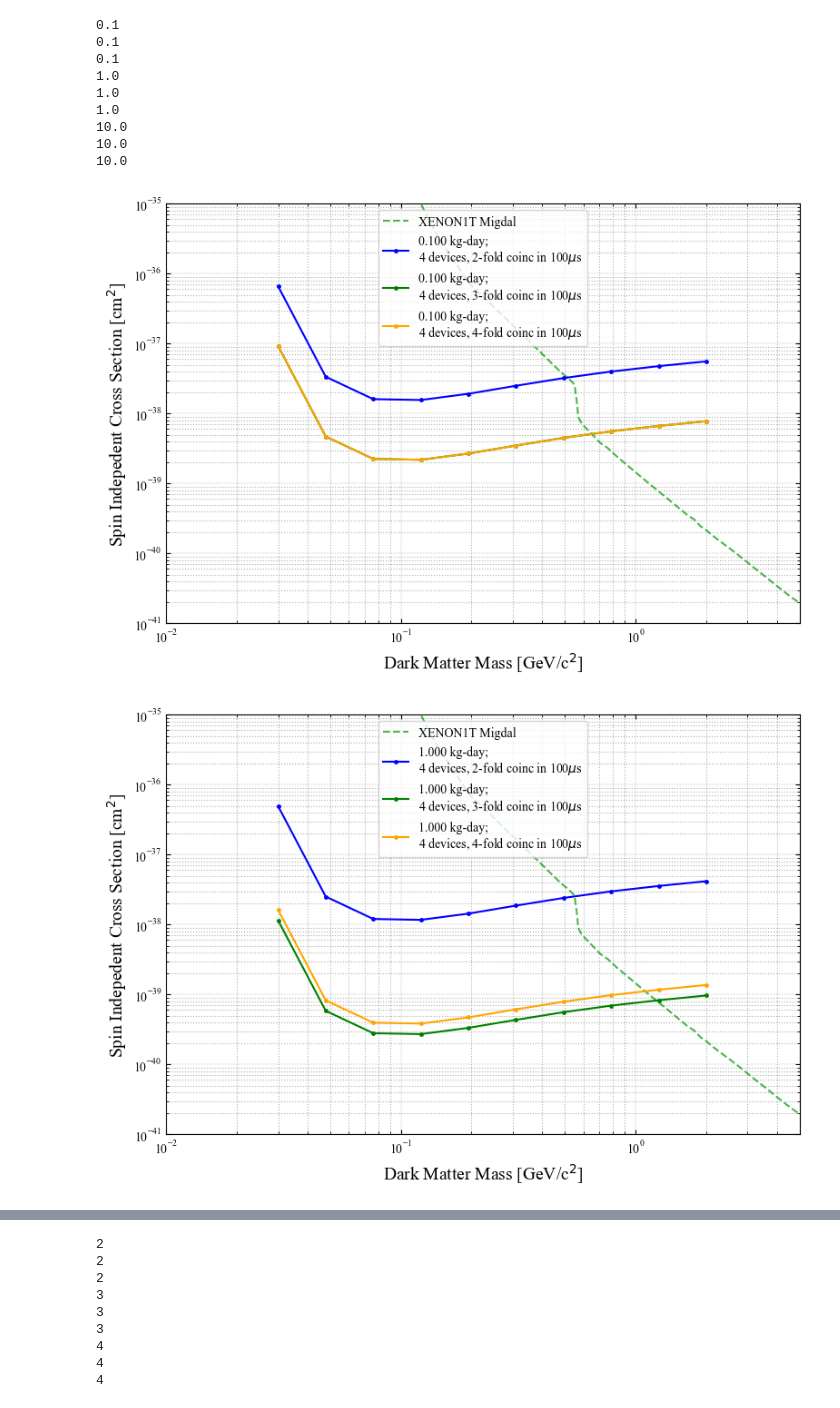
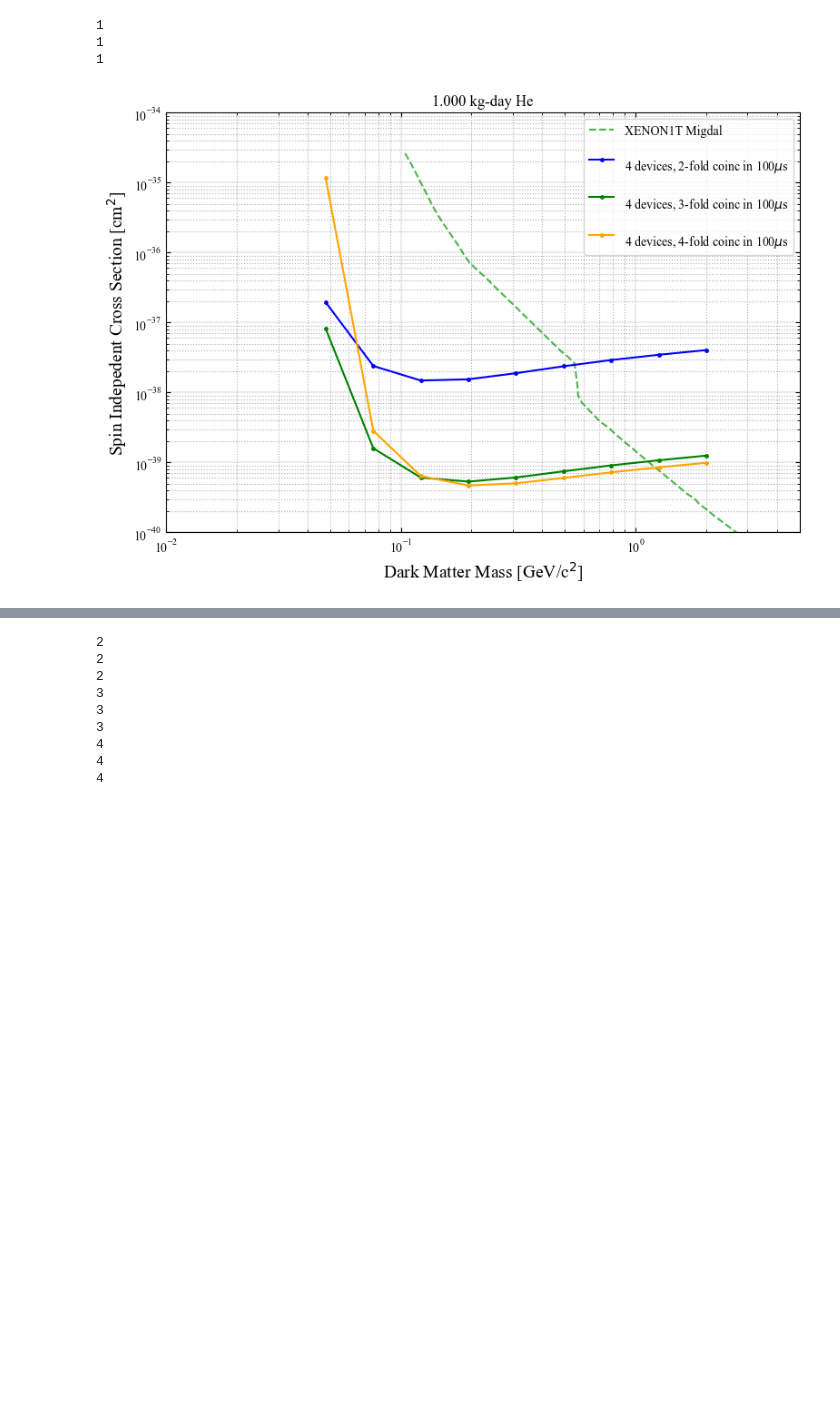
Before and after one commit to spice-herald/DarkLim, a Jupyter notebook: examples/plot_fc_scan_results.ipynb, the cells around one changed output, grey strips where cells are left out. Saved outputs shown, nothing was run; the diff lists cells and outputs as text; code cells hidden in the pictures; blank space fills up the shorter version.

Commit message:
add energy threshold depedence on coinc level

```diff
--- a/examples/plot_fc_scan_results.ipynb
+++ b/examples/plot_fc_scan_results.ipynb
@@ -44,7 +44,8 @@ def load_and_plot_existing(ax):
 window = 100e-6 # s
 n_devices = 4
 
-exposures = np.array([0.1,1,10]) # kg-d
+#exposures = np.array([0.1,1,10]) # kg-d
+exposures = np.array([1]) # kg-d
 coinc = np.arange(2,5)
 
 nexpo = len(exposures)
@@ -54,44 +55,38 @@ data = {}
 
 for i,t in enumerate(exposures):
     for j,n in enumerate(coinc):
-        data['{:d}_{:d}'.format(i,j)] = np.loadtxt('HeRALD_FC_{:0.1f}kgd_{:d}device_{:d}fold_{:0.0f}mus.txt'.format(t,n_devices,n,window/1e-6))
+        data['{:d}_{:d}'.format(i,j)] = np.loadtxt('./scan_results/HeRALD_FC_{:0.1f}kgd_{:d}device_{:d}fold_{:0.0f}mus.txt'.format(t,n_devices,n,window/1e-6))
 # %%
 colors = ['blue','green','orange']
 
 for i,t in enumerate(exposures):
 
     fig, ax = plt.subplots(figsize=(9, 6))
     plt.plot(*(x1tmig.T),color=(0.,0.6,0.,0.7),ls='--',label='XENON1T Migdal')
     #load_and_plot_existing(ax)
 
     for j,n in enumerate(coinc):
         print(exposures[i])
-        lab = '{:0.3f} kg-day;\n{:d} devices, {:d}-fold coinc in {:0.0f}$\mu$s'.format(exposures[i],n_devices,n,window/1e-6)
+        lab = '\n{:d} devices, {:d}-fold coinc in {:0.0f}$\mu$s'.format(n_devices,n,window/1e-6)
         plt.plot(*(data['{:d}_{:d}'.format(i,j)].T), marker='.',ms=5,label=lab,color=colors[j])
 
+    ax.set_title('{:0.3f} kg-day He'.format(exposures[i]))
     ax.set_yscale('log')
     ax.set_xscale('log')
 
-    ax.set_ylim(1e-41, 1e-35)
+    ax.set_ylim(1e-40, 1e-34)
     ax.set_xlim(0.01, 5)
     ax.set_xlabel("Dark Matter Mass [GeV/c$^2$]", fontsize=14)
     ax.set_ylabel("Spin Indepedent Cross Section [cm$^2$]", fontsize=14)
     #ax.set_title("Estimated Sensitivity", fontsize=14)
 
-    ax.grid(lw=0.3,ls='--')
+    ax.grid(lw=0.3,ls='--',color='grey')
     ax.grid(which="minor", linestyle='dotted')
     ax.tick_params(which="both", direction="in", right=True, top=True)
 
-    ax.legend(loc='upper center',frameon=True,ncol=1)
+    ax.legend(loc='upper right',frameon=True,ncol=1) #bbox_to_anchor=(0.5, 1.05)
 # %% [output]
-0.1
-0.1
-0.1
-1.0
-1.0
-1.0
-10.0
-10.0
-10.0
+1
+1
+1
-[figure, old version]
+[figure, new version]
-[figure, removed]
```
Also changed, not shown: parts of 1 cell of this notebook, 1 other file.
